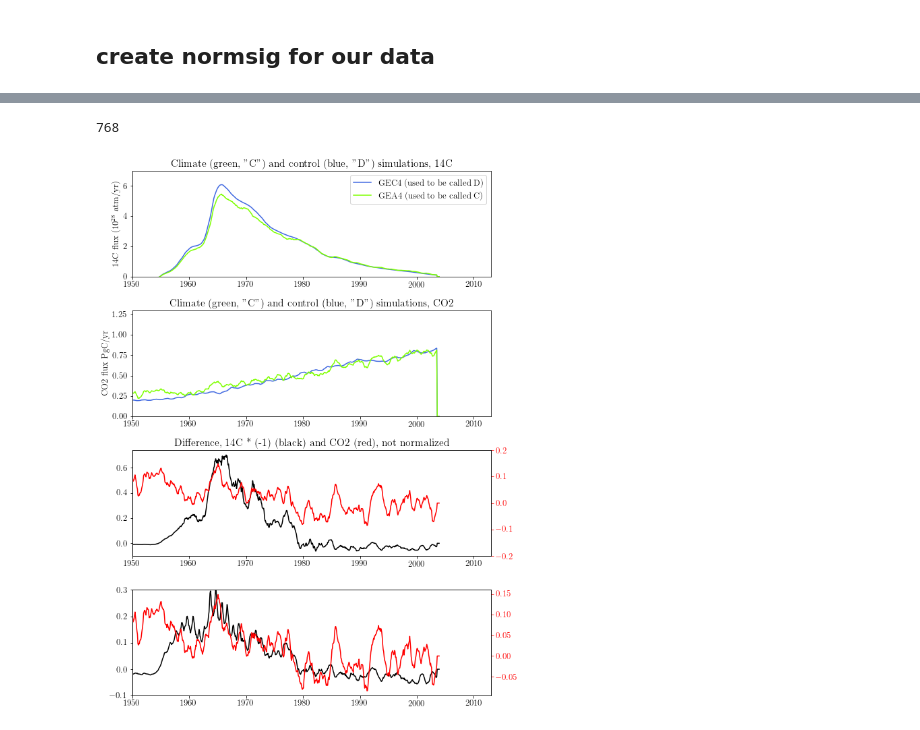
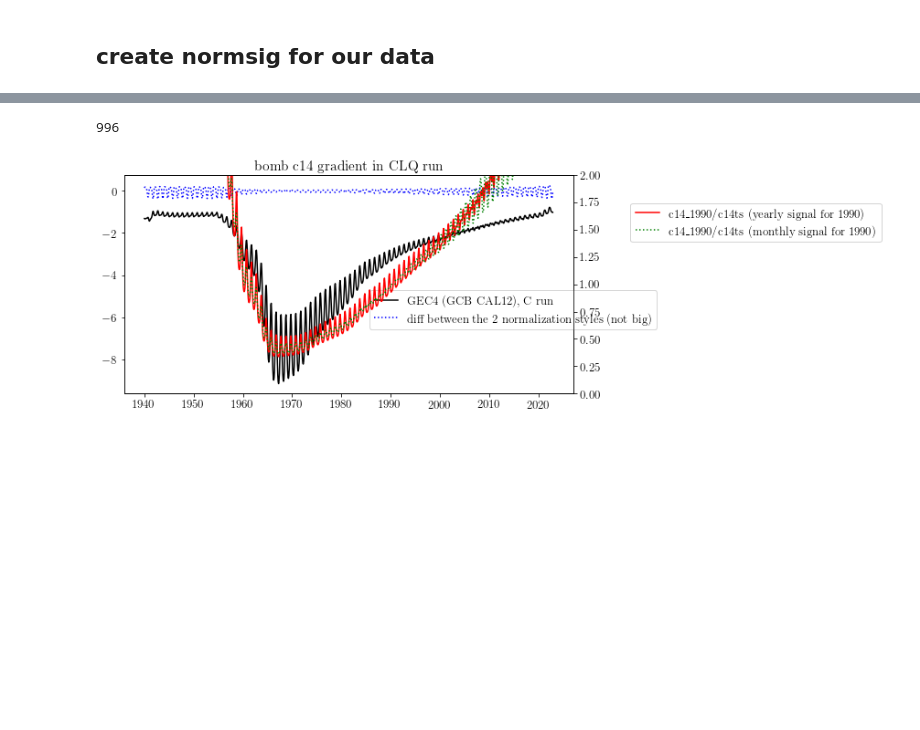
Before and after one commit to tjarnikova/C14, a Jupyter notebook: C14-ts-GEA4-series.ipynb, the cells around one changed output, grey strips where cells are left out. Cells and saved outputs as stored; diff of their text form; code cells hidden in the pictures; blank space fills up the shorter version.

```diff
--- a/C14-ts-GEA4-series.ipynb
+++ b/C14-ts-GEA4-series.ipynb
@@ -413,8 +328,8 @@ plt.show()
 # %% [markdown]
 ## get out relevant variables from mfdataset for easier handling.
 # %%
-yrst = 1940; yrend = 2003
-extract = True
+yrst = 1940; yrend = 2022
+extract = False
 if extract:
     def make_yearlist(yrst, yrend, dtype, tr, baseDir = '/gpfs/data/greenocean/software/runs/'):
         yrs = np.arange(yrst,yrend+1,1)
@@ -561,6 +476,6 @@ def make_yearlist(yrst, yrend,rnam):
         ylist.append(t2[0])
     return ylist
 
-GEA4_c = xr.open_mfdataset(make_yearlist(1940,2003,'GEA4'))
-GEC4_c = xr.open_mfdataset(make_yearlist(1940,2003,'GEC4'))
+GEA4_c = xr.open_mfdataset(make_yearlist(1940,2022,'GEA4'))
+GEC4_c = xr.open_mfdataset(make_yearlist(1940,2022,'GEC4'))
 # %%
@@ -605,4 +485,42 @@ Text(0.5, 1.0, 'bomb c14 gradient in CLQ run')
 # %%
+normy = 1990
+yen = 20
+fact = 1.1
+fig, axs = plt.subplots(1,1, figsize=(8*fact, 4*fact), facecolor='w', edgecolor='k')
+#axs = axs.ravel()
+
+# times = GEC4_c.indexes['time_counter'].to_datetimeindex()
+
+times = pd.date_range("1940/01/01","2022/12/31",freq='MS')
+tl = (len(times))
+GEC4_c['time_counter'] = times
+
+axs.plot(times, GEC4_c.DC14DZ, label = 'GEC4 (GCB CAL12), C run', color = 'k')
+norm = np.mean(GEC4_c.DC14DZ.sel(time_counter=slice(f'{normy}-01-01', f'{normy}-12-31')).values)
+
+DC14DZ = np.squeeze(GEC4_c.DC14DZ.values); DC14DZ[np.where(DC14DZ == 0)] = np.nan
+normsig1 = np.squeeze(norm/DC14DZ)
+axs2 = axs.twinx()
+axs2.plot(times,normsig1, color = 'r', label = f'c14_{normy}/c14ts (yearly signal for {normy})')
+
+# monthly avg for year 2010 - normsig
+norm = np.squeeze(GEC4_c.DC14DZ.sel(time_counter=slice(f'{normy}-01-01', f'{normy}-12-31')).values)
+repeats = tl // 12
+normt = np.tile(norm, repeats)
+normsig = normt/DC14DZ
+normsig[normsig > 10 ] = np.nan
+
+axs2.plot(times,normsig, color = 'g', linestyle = ':', label = f'c14_{normy}/c14ts (monthly signal for {normy})')
+axs.plot(times,normsig-normsig1, color = 'b', linestyle = ':', label = f'diff between the 2 normalization styles (not big)')
+axs2.set_ylim([0,2])
+
+axs.legend(bbox_to_anchor = [1.2,0.5])
+axs2.legend(bbox_to_anchor = [1.7,0.9])
+plt.title('bomb c14 gradient in CLQ run')
+# CL
+
+
+
 #### ------ A) load data
 tmeshf = '/gpfs/data/greenocean/software/resources/regrid/mesh_mask3_6.nc'
 tmesh = xr.open_dataset(tmeshf)
@@ -680,32 +598,62 @@ ax4b = ax4.twinx()
 ax4b.tick_params(axis='y', colors='red')
 ax4.plot(qtrflx_C.time_counter, (qtrflx_mn_D.values-qtrflx_mn_C.values)*-1*normsig, color = 'k')
 ax4b.plot(qtrflx_C.time_counter, (cflxint_mn_D.values-cflxint_mn_C.values), color = 'r')
 ax4.set_ylim([-0.1,0.3])
 
 
 
 axs[0].set_xlim(pd.Timestamp('1950-01-01'), pd.Timestamp('2013-01-01'))
 axs[1].set_xlim(pd.Timestamp('1950-01-01'), pd.Timestamp('2013-01-01'))
 ax3.set_xlim(pd.Timestamp('1950-01-01'), pd.Timestamp('2013-01-01'))
 ax3b.set_xlim(pd.Timestamp('1950-01-01'), pd.Timestamp('2013-01-01'))
 ax4.set_xlim(pd.Timestamp('1950-01-01'), pd.Timestamp('2013-01-01'))
 ax4b.set_xlim(pd.Timestamp('1950-01-01'), pd.Timestamp('2013-01-01'))
 
 axs[0].set_title('Climate (green, "C") and control (blue, "D") simulations, 14C')
 axs[1].set_title('Climate (green, "C") and control (blue, "D") simulations, CO2')
 axs[2].set_title('Difference, 14C * (-1) (black) and CO2 (red), not normalized')
 
 axs[0].set_ylabel('14C flux ($10^{28}$ atm/yr)')
 axs[1].set_ylabel('CO2 flux PgC/yr')
 
 
 axs[0].set_ylim([0,7])
 axs[1].set_ylim([0,1.3])
 # ax3.set_ylim([-0.4,0.4])
 ax3b.set_ylim([-0.2,0.2])
 
 plt.tight_layout()
 plt.show()
+
+
+print('ok, also, now the r2')
+
+
+flxdiff = cflxint_mn_D.values-cflxint_mn_C.values
+c14diff = (qtrflx_mn_D.values-qtrflx_mn_C.values)*-1*normsig
+
+plt.figure()
+
+soy = 192 #remove first 16 years, start at 1956
+
+plt.scatter(flxdiff[soy:-1],c14diff[soy:-1])
+
+
+from scipy.stats import pearsonr
+
+# Example data
+x = flxdiff[soy:-1]  # Replace with your actual data
+y = c14diff[soy:-1]  # Replace with your actual data
+
+# Calculate the Pearson correlation coefficient
+r_value, p_value = pearsonr(x, y)
+
+print(f"The Pearson correlation coefficient (r value) is: {r_value}")
+# Calculate the Pearson correlation coefficient
+r_value, p_value = pearsonr(x, y)
+
+print(f"The Pearson correlation coefficient (r value) is: {r_value}")
+plt.title(f'GEA4 cflx diff vs c14 flx diff, normy {normy} r value is {r_value}')
 # %% [output]
-768
+996
-[figure, old version]
+[figure, new version]
```
Also changed, not shown: parts of 8 cells of this notebook, 2 other files.
